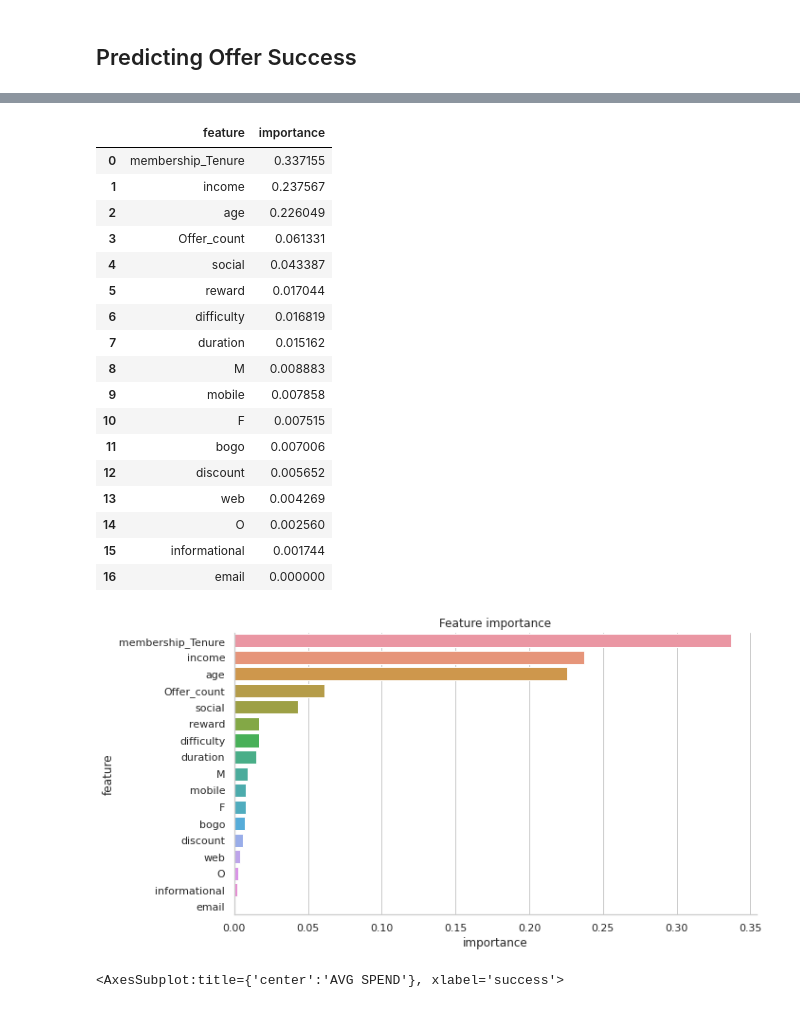
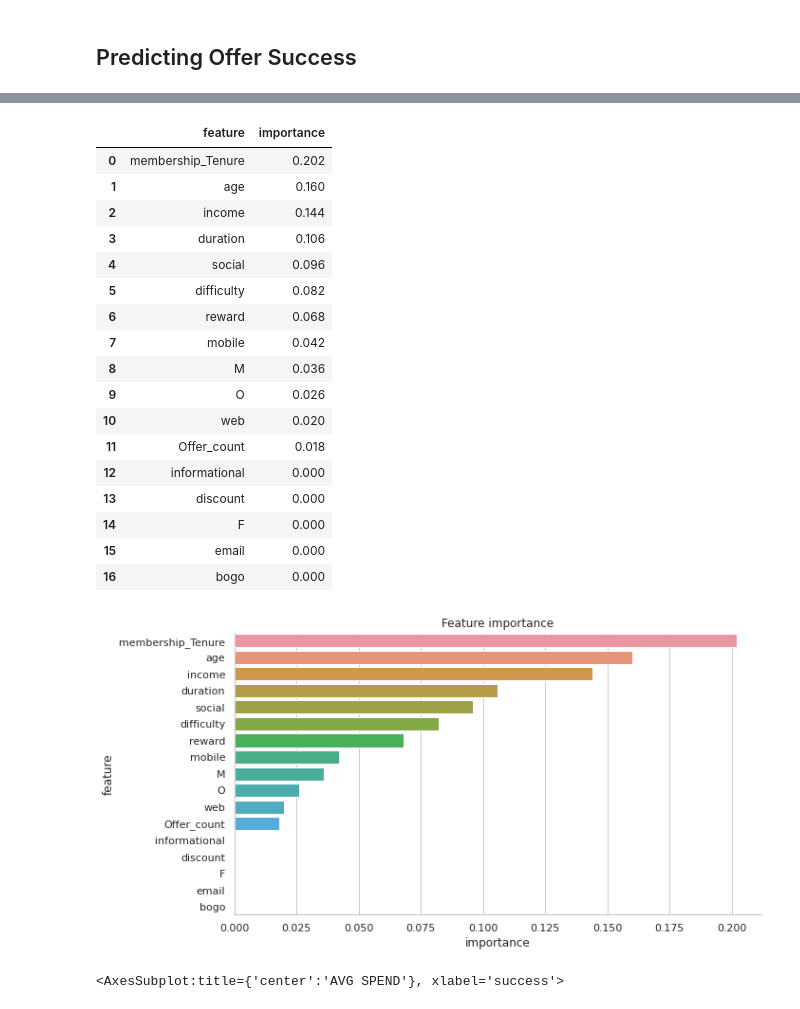
Before and after one commit to Bamba101/Starbucks_Capstone_Project, a Jupyter notebook: Starbucks_Capstone_notebook.ipynb, the cells around one changed output, grey strips where cells are left out. Drawn from its saved outputs; the diff is of its cells as text; code cells hidden in the pictures.

```diff
--- a/Starbucks_Capstone_notebook.ipynb
+++ b/Starbucks_Capstone_notebook.ipynb
@@ -965,0 +1008,21 @@ Test ROC AUC score:      0.767427698686485
+# %%
+param_grid={'n_estimators': [50, 100, 500],
+            'learning_rate': [0.1,0.7, 1],
+             'algorithm': ['SAMME.R','SAMME']}
+
+cv = GridSearchCV(adab_model, param_grid=param_grid, n_jobs=-1, scoring = 'roc_auc')
+
+full_data_prep = starbucks_cl_df.dropna(how='any', axis=0)
+gender = pd.get_dummies(full_data_prep.gender)
+full_data_prep = pd.concat([full_data_prep, gender], axis=1)
+
+X = full_data_prep.drop(columns=['customer_id', 'offer_id', 'time', 'offer_type', 'gender','offer',
+                         'success', 'success_notviewed', 'failure', 'outcome', 'outcome_factor',
+                        'offer completed','offer received','offer viewed','transaction'])
+y = full_data_prep.pop('success')
+
+X_train, X_test, y_train, y_test = train_test_split(X, y, test_size = 0.3, random_state=42)
+
+score = cv.fit(X_train, y_train)
+
+score.best_params_
@@ -965,0 +1031,3 @@ Test ROC AUC score:      0.767427698686485
+# %%
+optimal_Model = AdaBoostClassifier(n_estimators=500,learning_rate=0.1,algorithm='SAMME.R',random_state=42)
+Final_Model = offer_success_classifier(starbucks_cl_df, 'success', ['failure', 'success'], model=optimal_Model)
@@ -994,27 +1075,27 @@ def most_important_features(df, model):
 
     return feat_imp
 # %%
-most_important_features(starbucks_cl_df, cl_model)
+most_important_features(starbucks_cl_df, Final_Model)
 # %% [output]
 |  | feature | importance |
-| 0 | membership_Tenure | 0.337155 |
-| 1 | income | 0.237567 |
-| 2 | age | 0.226049 |
-| 3 | Offer_count | 0.061331 |
-| 4 | social | 0.043387 |
-| 5 | reward | 0.017044 |
-| 6 | difficulty | 0.016819 |
-| 7 | duration | 0.015162 |
-| 8 | M | 0.008883 |
-| 9 | mobile | 0.007858 |
-| 10 | F | 0.007515 |
-| 11 | bogo | 0.007006 |
-| 12 | discount | 0.005652 |
-| 13 | web | 0.004269 |
-| 14 | O | 0.002560 |
-| 15 | informational | 0.001744 |
-| 16 | email | 0.000000 |
+| 0 | membership_Tenure | 0.202 |
+| 1 | age | 0.160 |
+| 2 | income | 0.144 |
+| 3 | duration | 0.106 |
+| 4 | social | 0.096 |
+| 5 | difficulty | 0.082 |
+| 6 | reward | 0.068 |
+| 7 | mobile | 0.042 |
+| 8 | M | 0.036 |
+| 9 | O | 0.026 |
+| 10 | web | 0.020 |
+| 11 | Offer_count | 0.018 |
+| 12 | informational | 0.000 |
+| 13 | discount | 0.000 |
+| 14 | F | 0.000 |
+| 15 | email | 0.000 |
+| 16 | bogo | 0.000 |
-[figure, old version]
+[figure, new version]
 # %%
 Success_rate=starbucks_cl_df.groupby('success')['income'].mean()#.sort_values()
 
```
Also changed, not shown: parts of 9 cells of this notebook.
